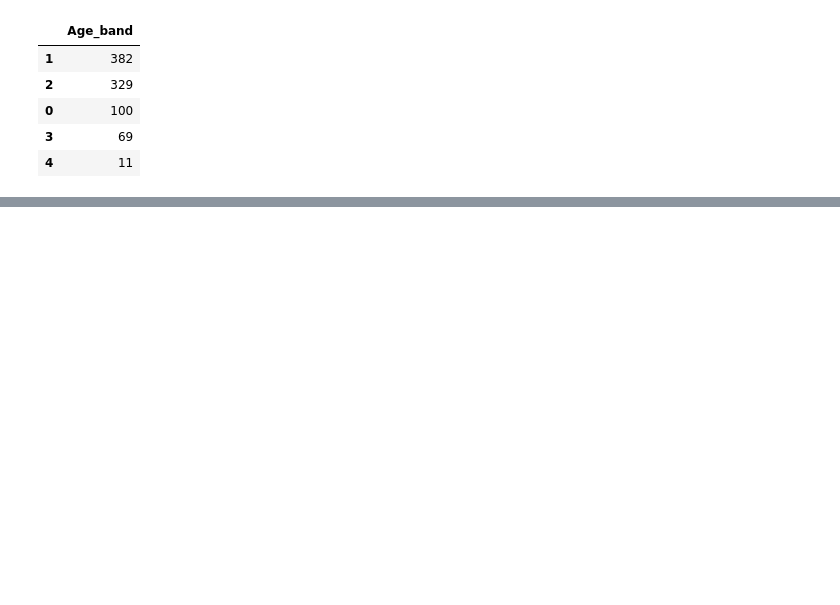
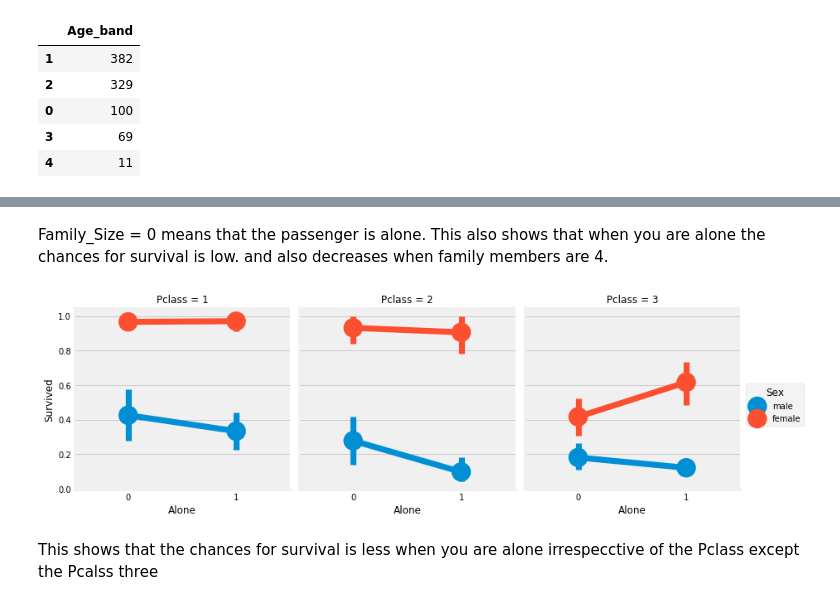
Before and after one commit to JunaidAsghar/Titanic-ML, a Jupyter notebook: Titanic.ipynb, the cells around one changed output, grey strips where cells are left out. Drawn from its saved outputs; the diff is of its cells as text; code cells hidden in the pictures; blank space fills up the shorter version.

```diff
--- a/Titanic.ipynb
+++ b/Titanic.ipynb
@@ -428,0 +455,9 @@ data['Age_band'].value_counts().to_frame().style.background_gradient(cmap='summe
+# %% [markdown]
+Family_Size = 0 means that the passenger is alone. This also shows that when you are alone the chances for survival is low. and also decreases when family members are 4.
+# %%
+sns.factorplot('Alone','Survived',data=data,hue='Sex',col='Pclass')
+plt.show()
+# %% [output]
+[figure, added]
+# %% [markdown]
+This shows that the chances for survival is less when you are alone irrespecctive of the Pclass except the Pcalss three
```
Also changed, not shown: parts of 38 cells of this notebook.
